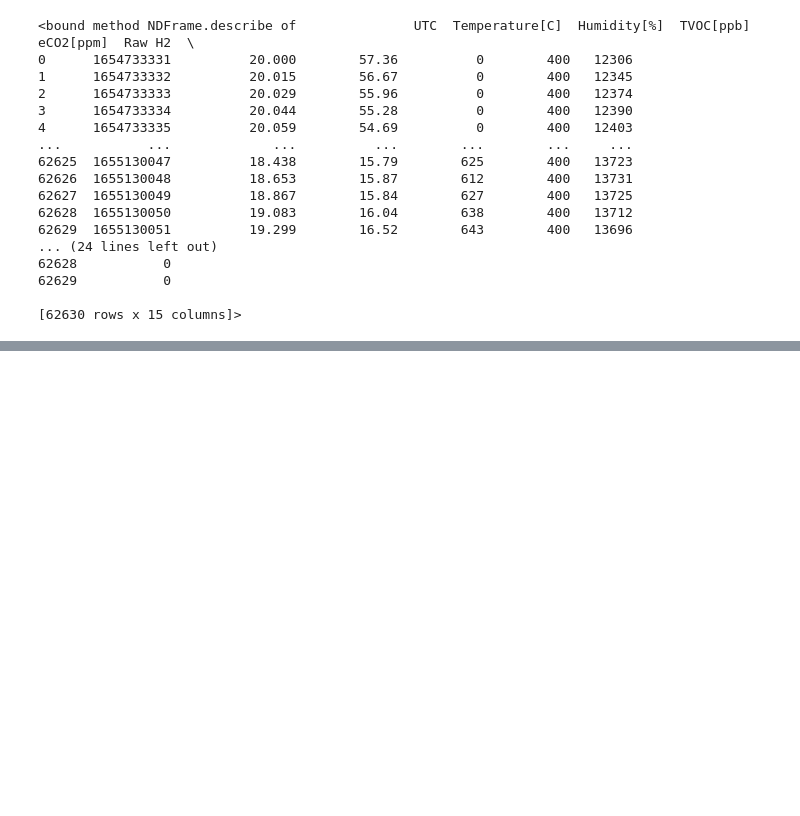
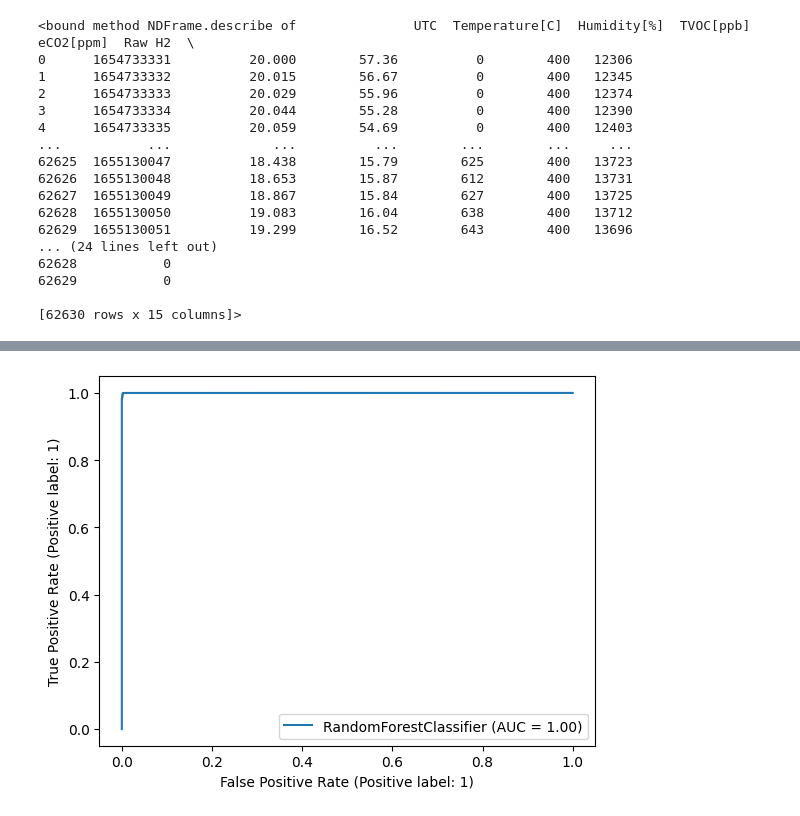
Before and after one commit to AntonisCSt/MLops_aws_Cat_dog, a Jupyter notebook: initial_notebook.ipynb, the cells around one changed output, grey strips where cells are left out. Drawn from its saved outputs; the diff is of its cells as text; code cells hidden in the pictures; blank space fills up the shorter version.

```diff
--- a/initial_notebook.ipynb
+++ b/initial_notebook.ipynb
@@ -61,0 +222,5 @@ df.describe
+# %%
+svc_disp = RocCurveDisplay.from_estimator(clf, X_test, y_test)
+plt.show()
+# %% [output]
+[figure, added]
```
Also changed, not shown: parts of 17 cells of this notebook, 2 other files.
